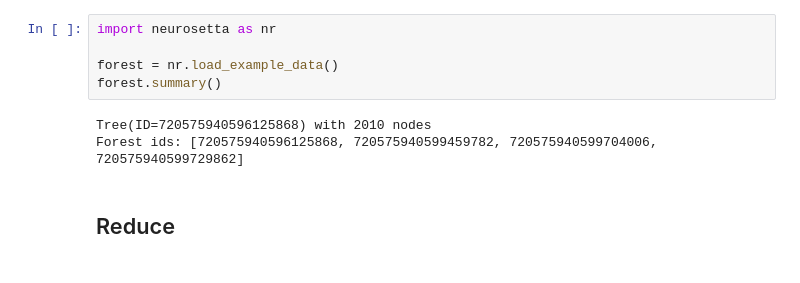
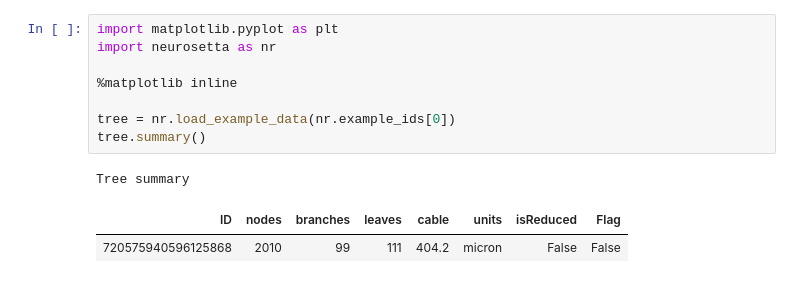
Before and after one commit to NikDrummond/NeuRosetta, a Jupyter notebook: docs/tutorials/tree_surgery.ipynb, the cells around one changed output. Cells and saved outputs as stored; diff of their text form.

```diff
--- a/docs/tutorials/tree_surgery.ipynb
+++ b/docs/tutorials/tree_surgery.ipynb
@@ -10,10 +19,12 @@ Here we will cove three main opperations - re-rooting neurons, reducing neurons,
 # %%
+import matplotlib.pyplot as plt
 import neurosetta as nr
 
-forest = nr.load_example_data()
-forest.summary()
+%matplotlib inline
+
+tree = nr.load_example_data(nr.example_ids[0])
+tree.summary()
 # %% [output]
-Tree(ID=720575940596125868) with 2010 nodes
-Forest ids: [720575940596125868, 720575940599459782, 720575940599704006, 720575940599729862]
+Tree summary
+| ID | nodes | branches | leaves | cable | units | isReduced | Flag |
+| 720575940596125868 | 2010 | 99 | 111 | 404.2 | micron | False | False |
-# %% [markdown]
-## Reduce
```
Also changed, not shown: parts of 26 cells of this notebook, 26 other files.
